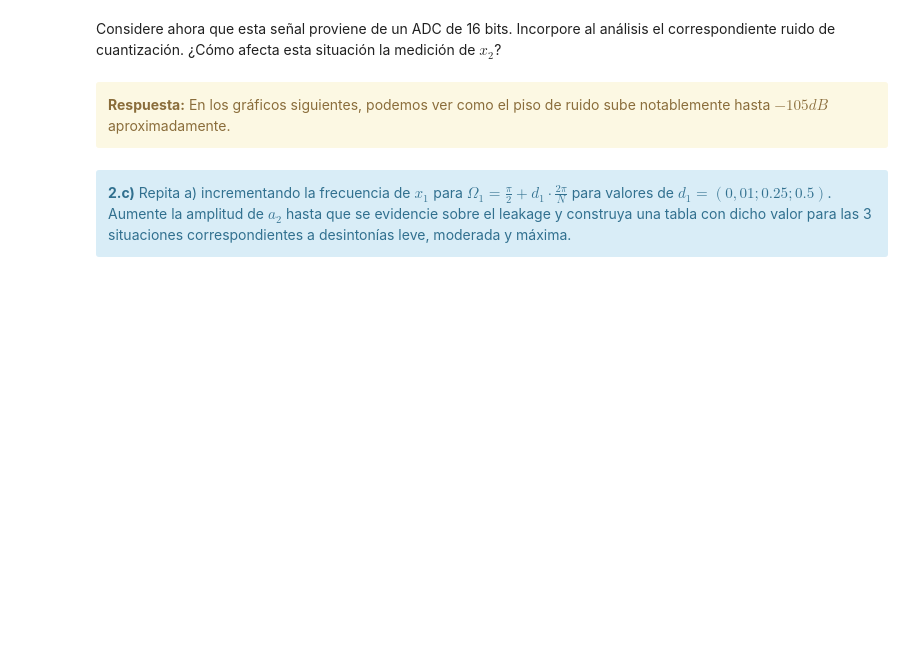
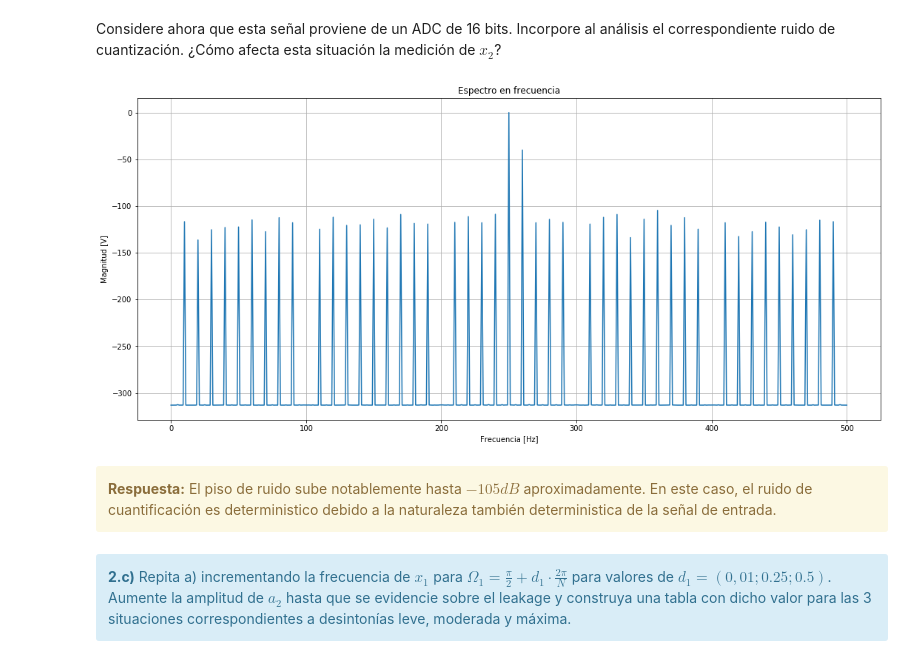
Before and after one commit to franmaiocchi/DSP, a Jupyter notebook: TP2/TP2 - Ventanas.ipynb, the cells around one changed output. Cells and saved outputs as stored; diff of their text form; code cells hidden in the pictures; blank space fills up the shorter version.

```diff
--- a/TP2/TP2 - Ventanas.ipynb
+++ b/TP2/TP2 - Ventanas.ipynb
@@ -383,7 +374,21 @@ plt.xlim((150,350))
 </div>
 # %% [markdown]
 Considere ahora que esta señal proviene de un ADC de 16 bits. Incorpore al análisis el correspondiente ruido de cuantización. ¿Cómo afecta esta situación la medición de $x_2$?
+# %%
+signal = signal/np.max(signal)
+signal_q = quantizer(signal, 16, 2)
+spectrum = spectrum_analyzer(signal_q, fs, N, plot = False)
+
+plt.figure(figsize = (18, 8))
+plt.title('Espectro en frecuencia')
+plt.plot(ff[0:int(N//2+1)], 20*np.log10(2.0/N * np.abs(spectrum[0:int(N//2+1)]) + np.finfo(float).eps))
+plt.xlabel('Frecuencia [Hz]')
+plt.ylabel('Magnitud [V]')
+#    plt.xlim((156,356))
+plt.grid()
+# %% [output]
+[figure, added]
 # %% [markdown]
 <div class="alert alert-block alert-warning">
-<b>Respuesta:</b> En los gráficos siguientes, podemos ver como el piso de ruido sube notablemente hasta $-105 dB$ aproximadamente.
+<b>Respuesta:</b>  El piso de ruido sube notablemente hasta $-105 dB$ aproximadamente. En este caso, el ruido de cuantificación es deterministico debido a la naturaleza también deterministica de la señal de entrada.
 </div>
```
Also changed, not shown: parts of 17 cells of this notebook.
